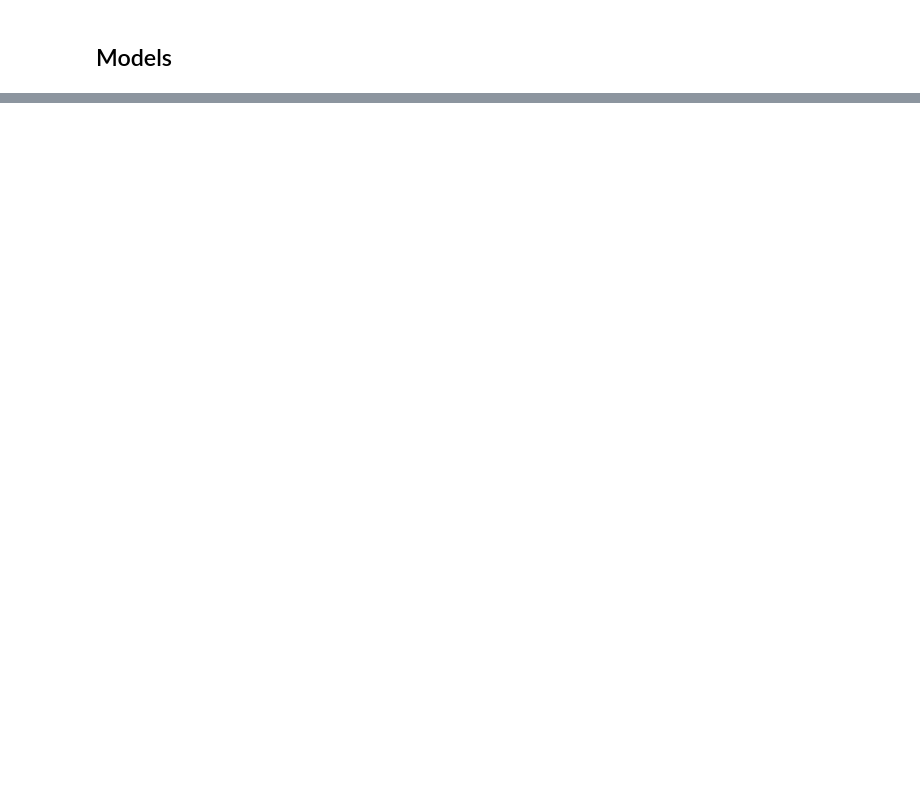
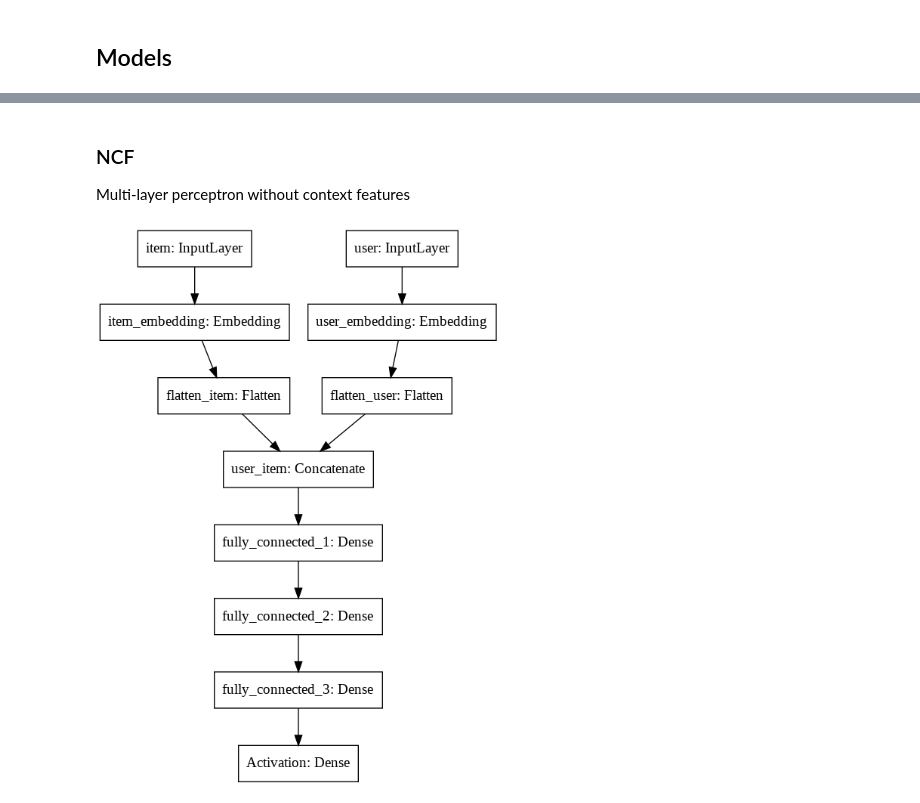
Before and after one commit to CriptHunter/tesi, a Jupyter notebook: CARS_DL/CARS_DL.ipynb, the cells around one changed output, grey strips where cells are left out. Cells and saved outputs as stored; diff of their text form; code cells hidden in the pictures; blank space fills up the shorter version.

```diff
--- a/CARS_DL/CARS_DL.ipynb
+++ b/CARS_DL/CARS_DL.ipynb
@@ -404,5 +418,12 @@ hier_context
 # %% [markdown]
 ## Models
 # %%
-# Dictionary that contain evaluation metrics for every model
+# Dictionary that contain evaluation metrics for each model
 models_eval_metrics = {}
+
+# embedding vectors length
+n_latent_factors_user = n_users // 100
+n_latent_factors_item = n_items // 100
+
+# latent factors for matrix factorization
+n_latent_factors_mf = n_items // 100
@@ -408,0 +449,38 @@ models_eval_metrics = {}
+# %% [markdown]
+### NCF
+Multi-layer perceptron without context features
+# %%
+def base_ncf(n_users, n_items, n_latent_factors_user, n_latent_factors_item):
+    # inputs
+    item_input = Input(shape=[1],name='item')
+    user_input = Input(shape=[1],name='user')
+
+    # Item embedding
+    item_embedding_mlp = Embedding(n_items + 1, n_latent_factors_item, name='item_embedding')(item_input)
+    item_vec_mlp = Flatten(name='flatten_item')(item_embedding_mlp)
+
+    # User embedding
+    user_embedding_mlp = Embedding(n_users + 1, n_latent_factors_user,name='user_embedding')(user_input)
+    user_vec_mlp = Flatten(name='flatten_user')(user_embedding_mlp)
+
+    # Concat user embedding,item embeddings and context vector
+    concat = Concatenate(name='user_item')([item_vec_mlp, user_vec_mlp])
+
+    # dense layers
+    dense = Dense(8, name='fully_connected_1')(concat)
+    dense_2 = Dense(4, name='fully_connected_2')(dense)
+    dense_3 = Dense(2, name='fully_connected_3')(dense_2)
+
+    # Output
+    pred_mlp = Dense(1, activation='relu', name='Activation')(dense_3)
+
+    # make and build the model
+    return keras.Model([user_input, item_input], pred_mlp)
+# %%
+ncf = base_ncf(n_users, n_items, n_latent_factors_user, n_latent_factors_item)
+opt = keras.optimizers.Adam(lr = 0.0005)
+ncf.compile(optimizer = opt,loss= 'mean_absolute_error', metrics=['mae', 'mse'])
+
+tf.keras.utils.plot_model(ncf)
+# %% [output]
+[figure, added]
```
Also changed, not shown: parts of 29 cells of this notebook.
